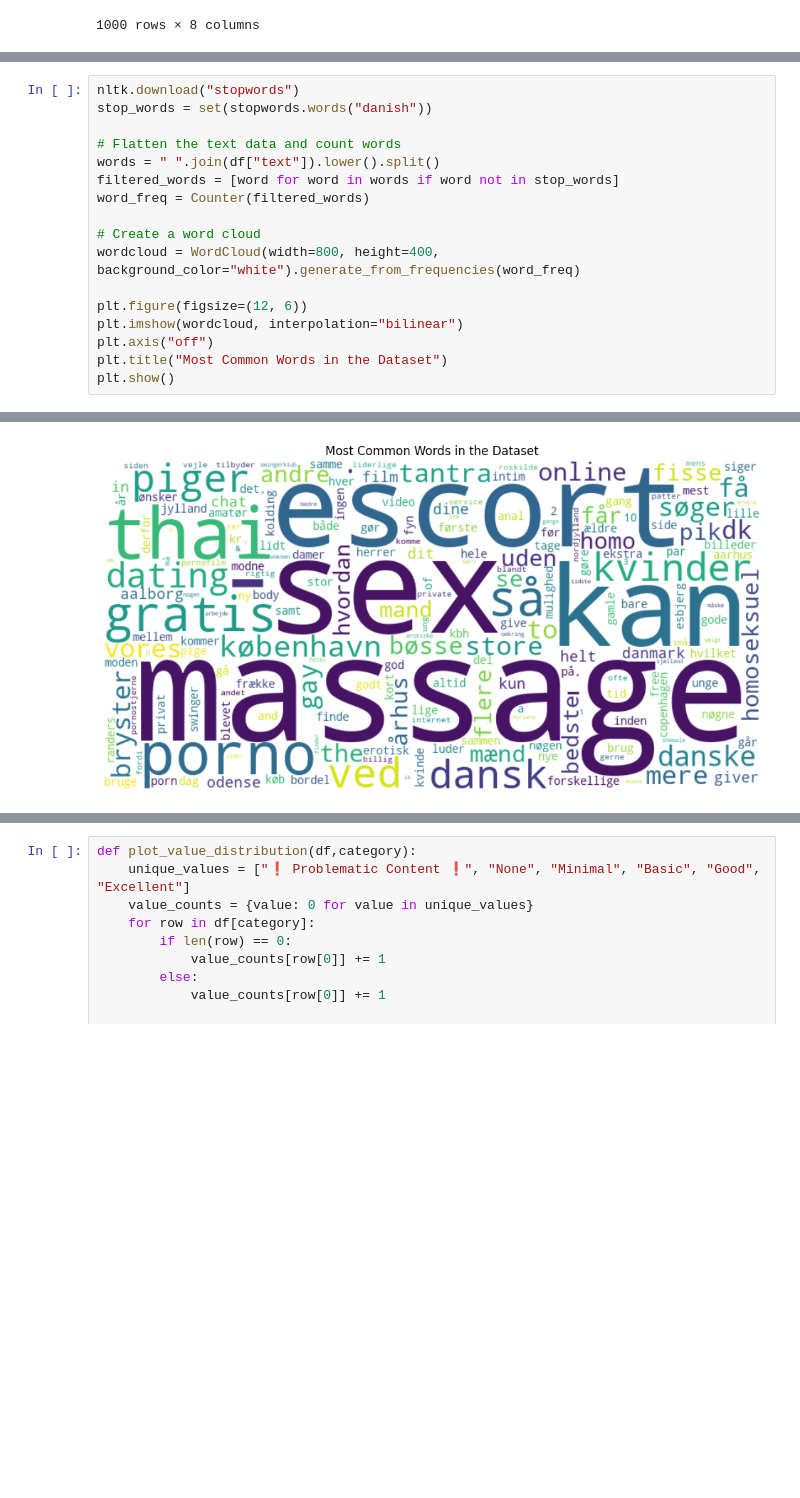
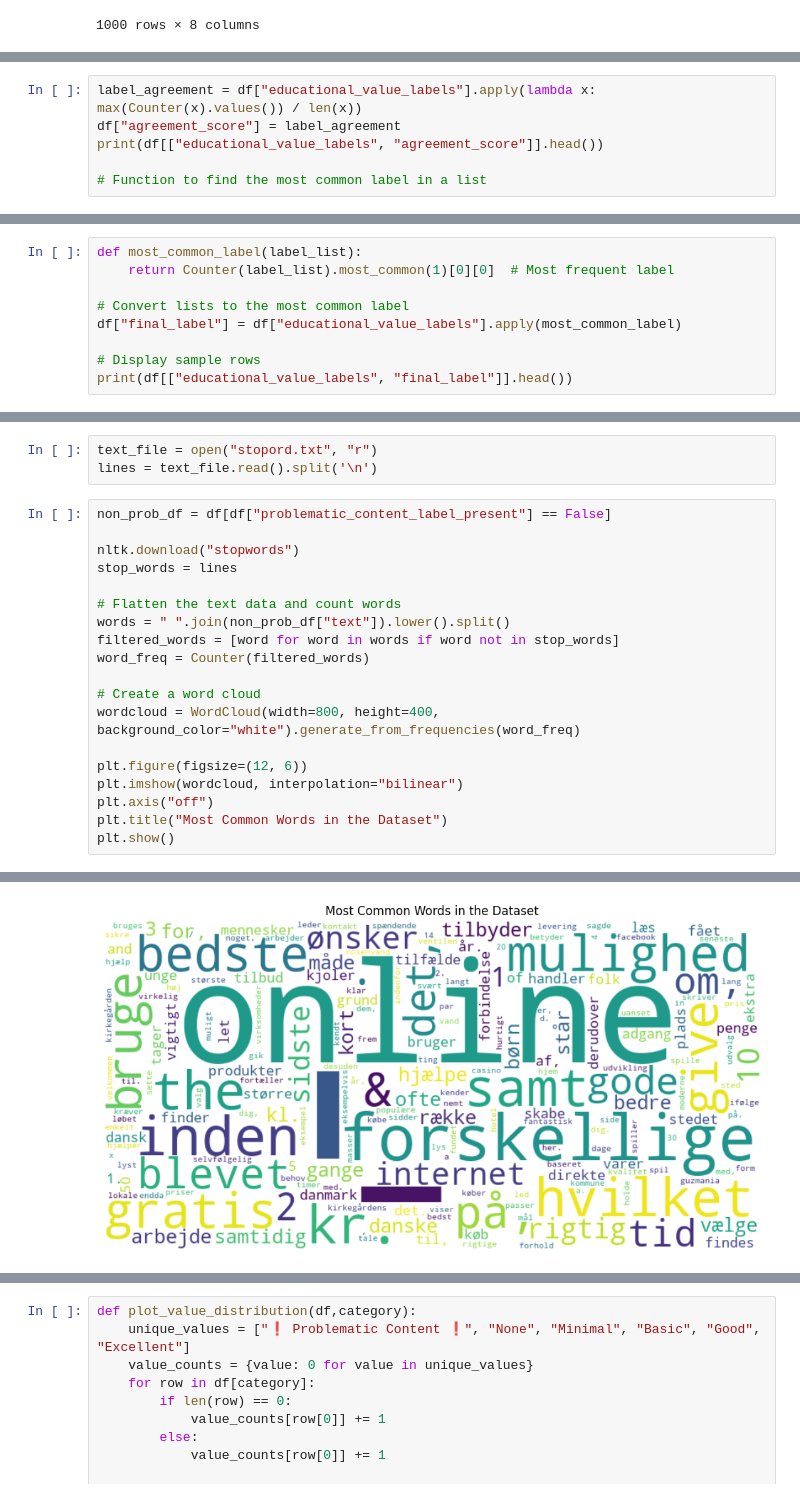
Before and after one commit to Shadoughcake/Enhancing-Multilingual-AI-Analyzing-and-Modeling-Educational-Content-with-the-FineWeb-C, a Jupyter notebook: dataset.ipynb, the cells around one changed output, grey strips where cells are left out. Drawn from its saved outputs; the diff is of its cells as text; blank space fills up the shorter version.

Commit message:
modified:   dataset.ipynb 	modified:   dataset1.csv 	new file:   stopord.txt

```diff
--- a/dataset.ipynb
+++ b/dataset.ipynb
@@ -29,0 +128,6 @@ df
+# %%
+label_agreement = df["educational_value_labels"].apply(lambda x: max(Counter(x).values()) / len(x))
+df["agreement_score"] = label_agreement
+print(df[["educational_value_labels", "agreement_score"]].head())
+
+# Function to find the most common label in a list
@@ -29,0 +141,9 @@ df
+# %%
+def most_common_label(label_list):
+    return Counter(label_list).most_common(1)[0][0]  # Most frequent label
+
+# Convert lists to the most common label
+df["final_label"] = df["educational_value_labels"].apply(most_common_label)
+
+# Display sample rows
+print(df[["educational_value_labels", "final_label"]].head())
@@ -30,9 +178,14 @@ df
+# %%
+text_file = open("stopord.txt", "r")
+lines = text_file.read().split('\n')
 # %%
+non_prob_df = df[df["problematic_content_label_present"] == False]
+
 nltk.download("stopwords")
-stop_words = set(stopwords.words("danish"))
+stop_words = lines
 
 # Flatten the text data and count words
-words = " ".join(df["text"]).lower().split()
+words = " ".join(non_prob_df["text"]).lower().split()
 filtered_words = [word for word in words if word not in stop_words]
 word_freq = Counter(filtered_words)
 
@@ -51 +204 @@ plt.show()
-[figure, old version]
+[figure, new version]
```
Also changed, not shown: parts of 11 cells of this notebook, 2 other files.
